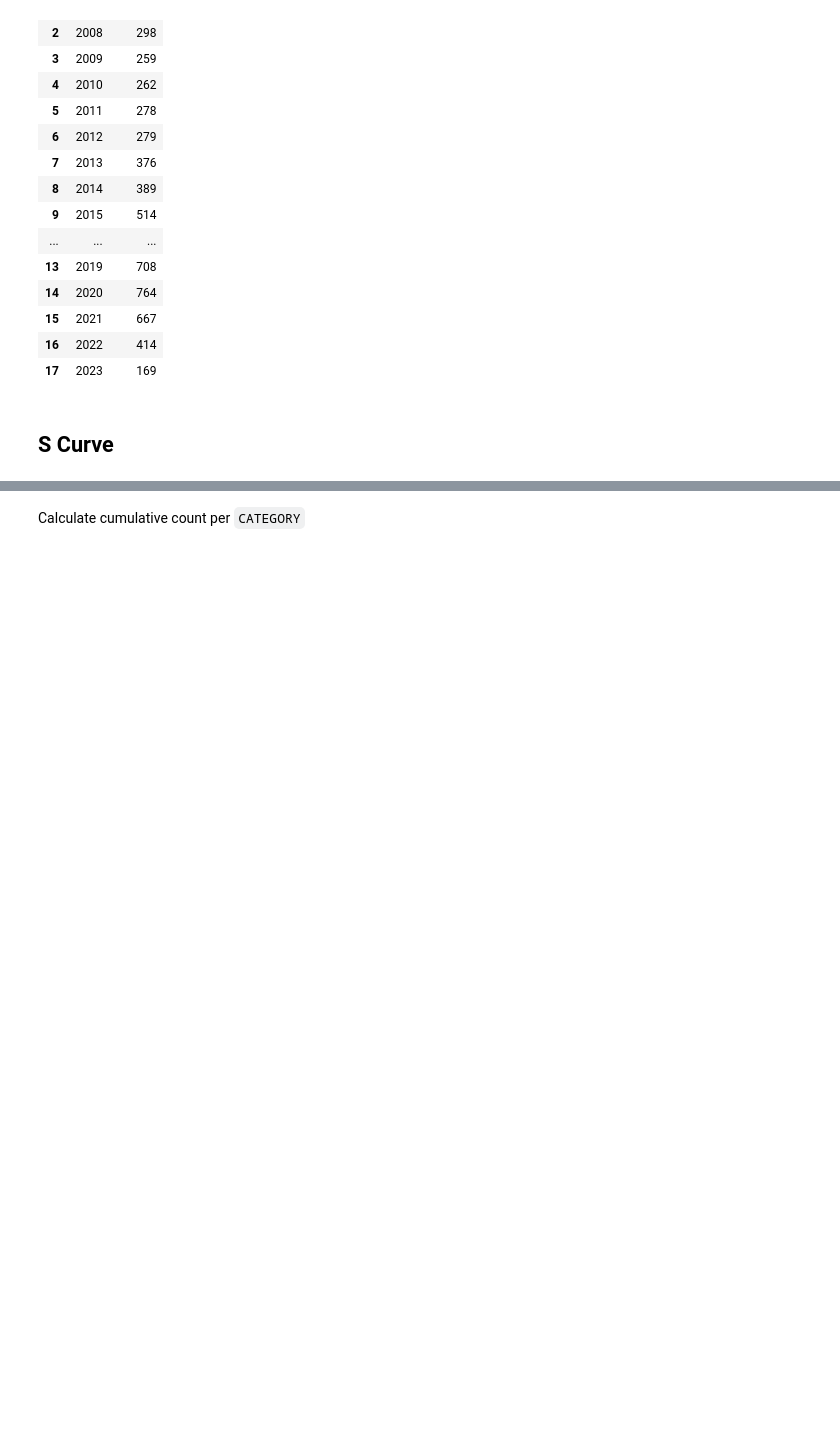
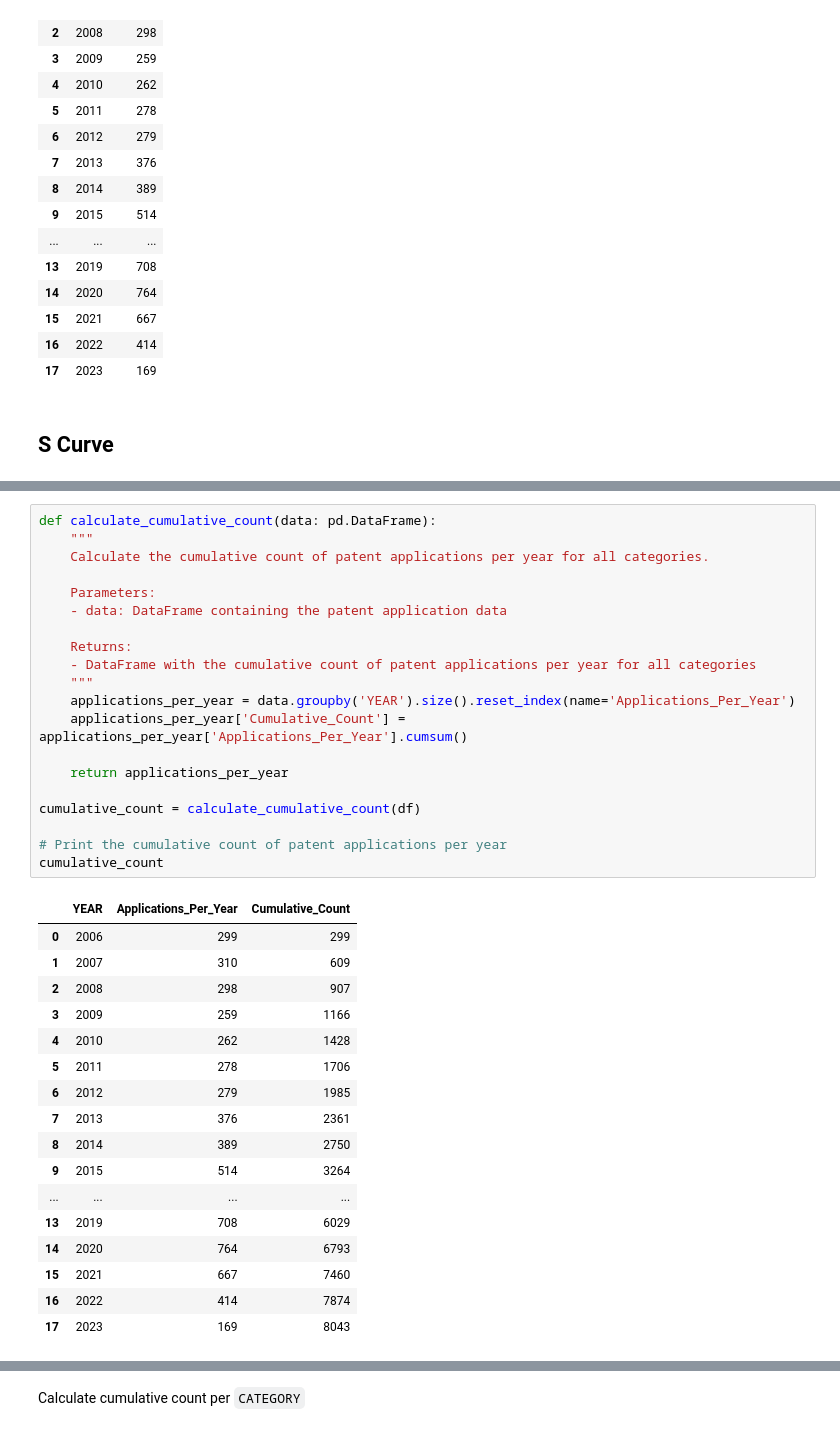
Before and after one commit to faridnec/forecasting-tech-adoption, a Jupyter notebook: notebooks/adoption-models.ipynb, the cells around one changed output, grey strips where cells are left out. Saved outputs shown, nothing was run; the diff lists cells and outputs as text; blank space fills up the shorter version.

```diff
--- a/notebooks/adoption-models.ipynb
+++ b/notebooks/adoption-models.ipynb
@@ -49,0 +104,38 @@ grouped_df
+# %%
+def calculate_cumulative_count(data: pd.DataFrame):
+    """
+    Calculate the cumulative count of patent applications per year for all categories.
+
+    Parameters:
+    - data: DataFrame containing the patent application data
+
+    Returns:
+    - DataFrame with the cumulative count of patent applications per year for all categories
+    """
+    applications_per_year = data.groupby('YEAR').size().reset_index(name='Applications_Per_Year')
+    applications_per_year['Cumulative_Count'] = applications_per_year['Applications_Per_Year'].cumsum()
+
+    return applications_per_year
+
+cumulative_count = calculate_cumulative_count(df)
+
+# Print the cumulative count of patent applications per year
+cumulative_count
+# %% [output]
+|  | YEAR | Applications_Per_Year | Cumulative_Count |
+| 0 | 2006 | 299 | 299 |
+| 1 | 2007 | 310 | 609 |
+| 2 | 2008 | 298 | 907 |
+| 3 | 2009 | 259 | 1166 |
+| 4 | 2010 | 262 | 1428 |
+| 5 | 2011 | 278 | 1706 |
+| 6 | 2012 | 279 | 1985 |
+| 7 | 2013 | 376 | 2361 |
+| 8 | 2014 | 389 | 2750 |
+| 9 | 2015 | 514 | 3264 |
+| ... | ... | ... | ... |
+| 13 | 2019 | 708 | 6029 |
+| 14 | 2020 | 764 | 6793 |
+| 15 | 2021 | 667 | 7460 |
+| 16 | 2022 | 414 | 7874 |
+| 17 | 2023 | 169 | 8043 |
```
Also changed, not shown: parts of 12 cells of this notebook, 5 other files.
